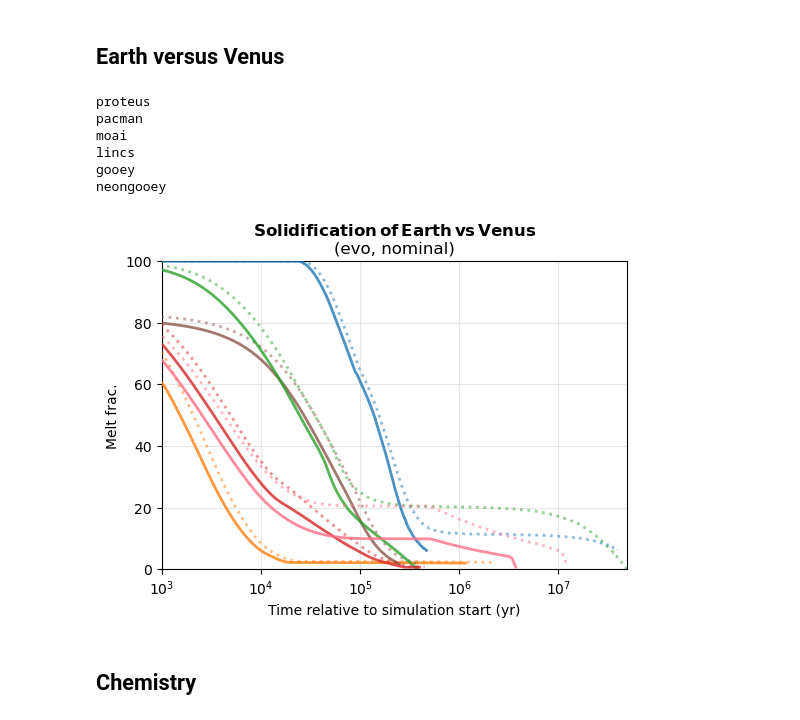
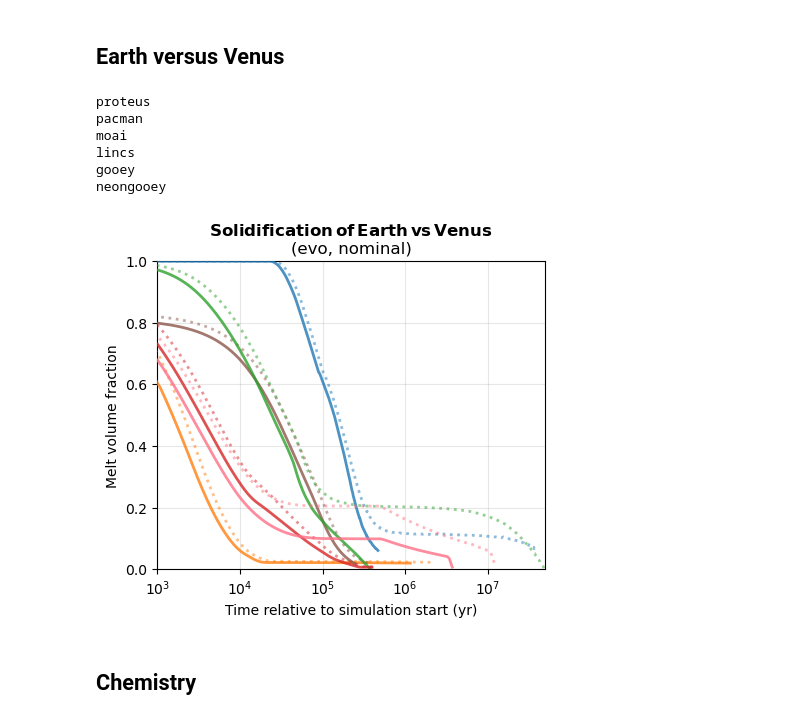
Before and after one commit to lena-noack/chili, a Jupyter notebook: intercomparison/analysis_solarsystem/compare.ipynb, the cells around one changed output. Drawn from its saved outputs; the diff is of its cells as text; code cells hidden in the pictures.

```diff
--- a/intercomparison/analysis_solarsystem/compare.ipynb
+++ b/intercomparison/analysis_solarsystem/compare.ipynb
@@ -1,4 +1,6 @@
 # %%
+import matplotlib as mpl
+
 import numpy as np
 import matplotlib.pyplot as plt
 from adjustText import adjust_text
@@ -11,6 +13,9 @@ from matplotlib.spines import Spine
 from matplotlib.transforms import Affine2D
 
 from util import *
+
+EXT='pdf'
+DPI=400
 # %%
 def _planck(t, eps=1.0):
     sigma = 5.67e-8
@@ -456,7 +479,7 @@ neongooey
 # %% [markdown]
 ## Earth versus Venus
 # %%
-fig, ax = plt.subplots(1,1, figsize=(6,4))
+fig, ax = plt.subplots(1,1, figsize=(5,4))
 
 xkey = "t(yr)"
 ykey = "phi(vol_frac)"
@@ -490,7 +513,7 @@ for m in models:
             if np.all([param in case for param in controls]):
 
                 x = d[case][xkey]
-                y = d[case][ykey] * 100
+                y = d[case][ykey]
 
                 xmax = max(xmax,np.amax(x))
 
@@ -502,37 +525,38 @@ for m in models:
 # add vertical lines for ages of interest
 for k, x in ages_yr.items():
     if x > xmax:
         continue
     ax.axvline(x, color="k", ls="--", lw=0.5, zorder=6)
     va = 'top'
     if k in ["Moon formed", "GOE early"]:
         va = 'bottom'
-    ax.annotate(k, xy=(x, 80), ha="right", va=va, fontsize=8, rotation=90, rotation_mode='anchor')
+    ax.annotate(k, xy=(x, 0.8), ha="right", va=va, fontsize=8, rotation=90, rotation_mode='anchor')
 
 ax.axvline(x=0, color="k", ls="-", lw=0.5)
 
 ax.set_xscale("symlog", linthresh=1e3)
 ax.set_xlabel("Time relative to simulation start (yr)")
 ax.set_xlim(left=1e3, right=xmax)
 
 ax.set_ylabel(get_label(ykey))
-ax.set_ylim(0, 100)
+ax.set_ylim(0, 1)
 
-ax.set_title(get_label(planet) + f" ({", ".join(controls)})")
 ax.grid(alpha=0.3, zorder=-2)
 
 title = r"$\bf Solidification\,of\,Earth\,vs\,Venus$" + "\n" + f"({', '.join(controls)})"
 ax.set_title(title)
 
 plt.show()
+
+fig.savefig(f"out/phi_evo_planets.{EXT}", bbox_inches='tight', dpi=DPI)
 # %% [output]
 proteus
 pacman
 moai
 lincs
 gooey
 neongooey
-[figure, old version]
+[figure, new version]
 # %% [markdown]
 ## Chemistry
 # %%
```
Also changed, not shown: parts of 7 cells of this notebook, 1 other file.
